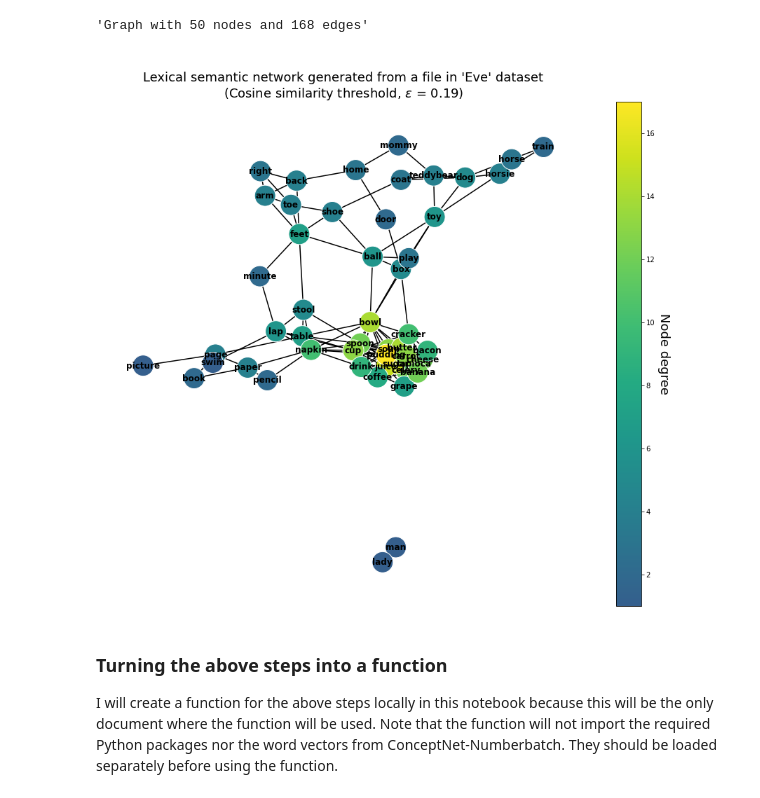
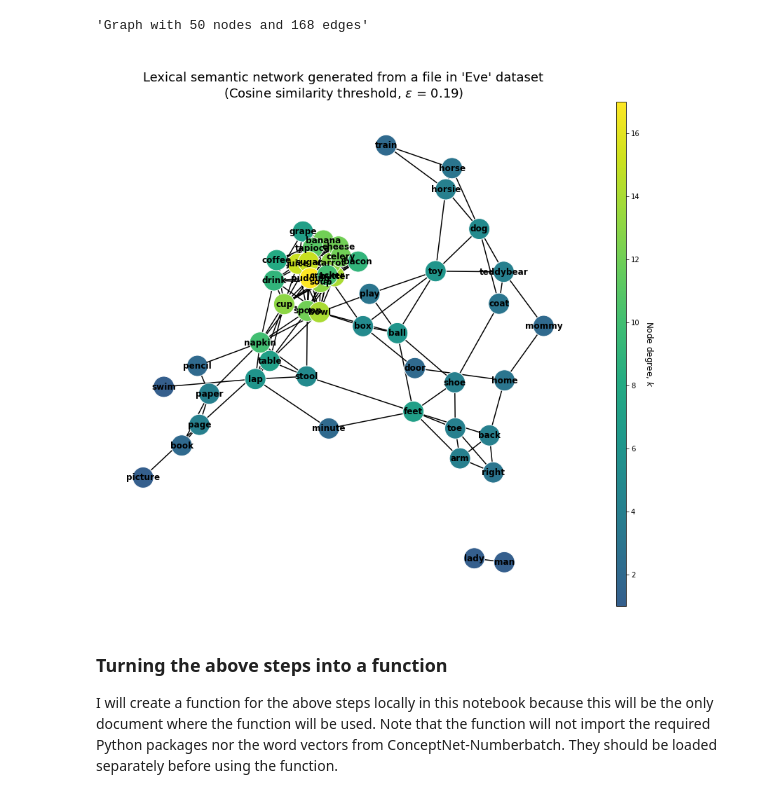
Before and after one commit to Data-Science-for-Linguists-2022/Child-Vocab-Development, a Jupyter notebook: code/vocabulary_analysis.ipynb, the cells around one changed output. Drawn from its saved outputs; the diff is of its cells as text; code cells hidden in the pictures.

```diff
--- a/code/vocabulary_analysis.ipynb
+++ b/code/vocabulary_analysis.ipynb
@@ -153,6 +153,9 @@ A child may produce "words" that not found in their native language as creating
 # Remove out-of-vocabulary words
 vocab = [w for w in vocab if wordvec.has_index_for(w)]
 
+# Sorting for better presentation, optional
+vocab = sorted(vocab)
+
 # Map each word to its word vector in wordvec
 vocab_wv = wordvec[vocab]
 # %% [markdown]
@@ -241,45 +262,48 @@ nx.info(g)
 'Graph with 50 nodes and 168 edges'
 # %%
 # Visualize the semantic netork built above
-fig = plt.figure(figsize=(12,10))
+plt.figure(figsize=(12,10))
 
 # set options for network graph
-layout = nx.spring_layout(g, seed=0)                 # set layout style
+layout = nx.spring_layout(g, seed=0, k=0.2)          # set layout style
 cmap = plt.cm.viridis                                # get matplotlib color map
 cmap = mpl.colors.LinearSegmentedColormap.from_list(
        cmap, cmap(np.linspace(0.3,1,10)))            # use 70% of cmap's range
 vmin = min(dict(g.degree()).values())                # for normalizing color
 vmax = max(dict(g.degree()).values())                #  range to value range
 
 options = {
     "width": 1.5,                                    # line width of edge
     "edge_color": "black",                           # color of edge
     "node_size": 900,
     "node_color": [deg for node,deg in g.degree()],  # link color to node degree
     "cmap": cmap,
     "vmin": vmin,                                    # "vmin" and "vmin" for
     "vmax": vmax,                                    #   value range
     "edgecolors": "white",                           # color of a node's edge
     "with_labels": True,                             # turn on text labels
     "font_color": "black",
     "font_weight": "semibold",
     "font_size": "12"
 }
 
 # Plot
 nx.draw(g, layout, **options)
 plt.title(("\nLexical semantic network generated from a file in 'Eve' dataset\n"
            "(Cosine similarity threshold, $\epsilon$ = {})".format(E)), size='18')
 
 # color bar
 cbarmap = plt.cm.ScalarMappable(cmap=cmap)
 cbarmap.set_clim(vmin, vmax)
-cbar = plt.colorbar(cbarmap)
-cbar.set_label('Node degree', size='18', rotation=-90, va="bottom")
+cbar = plt.colorbar(cbarmap, aspect=50)
+cbar.set_label('Node degree, $\it{k}$', size='12', rotation=-90, va="bottom")
+
+# Save figure
+# plt.savefig('../reports/images/eve_network.svg', bbox_inches='tight', dpi=150)
 
 plt.show()
 # %% [output]
-[figure, old version]
+[figure, new version]
 # %% [markdown]
 ### Turning the above steps into a function
 
```
Also changed, not shown: parts of 18 cells of this notebook.
